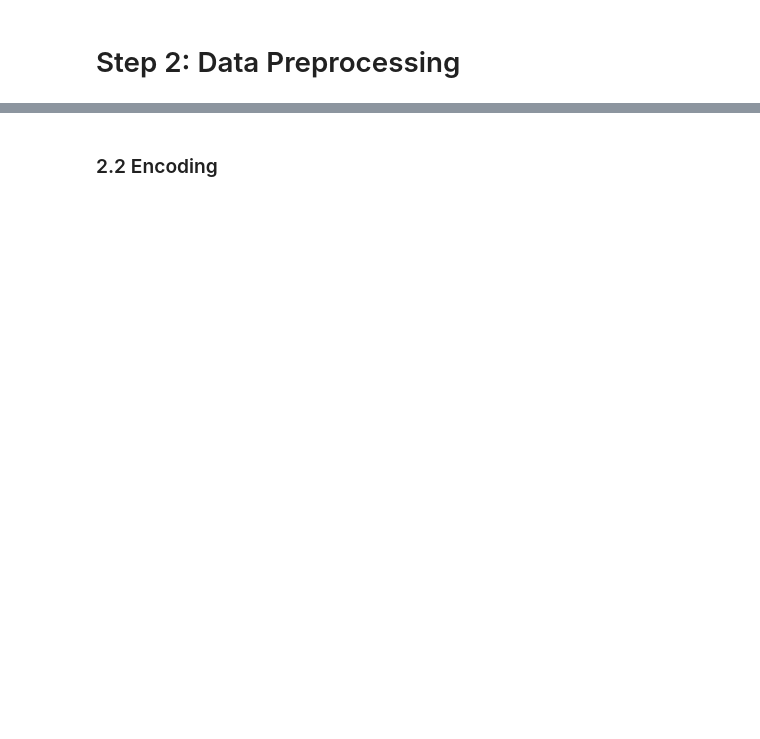
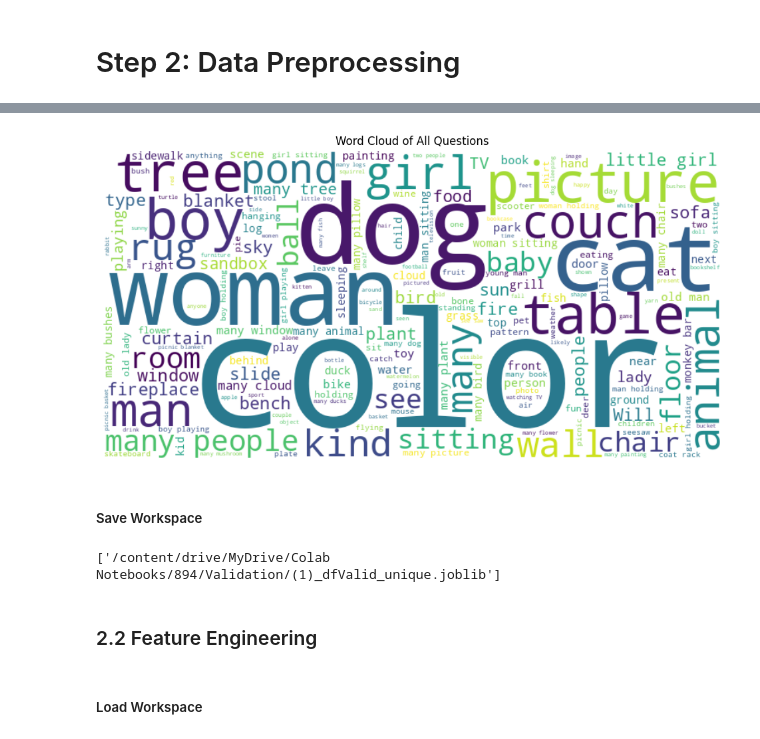
Before and after one commit to nilanahar/MMAI_894_DeepLearning_Project_TeamRosedale, a Jupyter notebook: MMAI_894_Team_Project.ipynb, the cells around one changed output, grey strips where cells are left out. Saved outputs shown, nothing was run; the diff lists cells and outputs as text; code cells hidden in the pictures; blank space fills up the shorter version.

Commit message:
fairly completed EDA, need to complete feature cleaning/encoding/engineering

```diff
--- a/MMAI_894_Team_Project.ipynb
+++ b/MMAI_894_Team_Project.ipynb
@@ -361,2 +425,21 @@ plt.show()
+# %%
+# Visualize Most Common Words in Questions using a Word Cloud
+all_questions = ' '.join(df_train['question'].values)
+wordcloud = WordCloud(width=800, height=400, background_color='white').generate(all_questions)
+
+plt.figure(figsize=(12, 8))
+plt.imshow(wordcloud, interpolation='bilinear')
+plt.axis('off')
+plt.title('Word Cloud of All Questions')
+plt.show()
+# %% [output]
+[figure, added]
+# %% [markdown]
+##### Save Workspace
+# %%
+joblib.dump(df_train, "/content/drive/MyDrive/Colab Notebooks/894/Training/(1)_dfTrain_unique.joblib")
+joblib.dump(df_valid, "/content/drive/MyDrive/Colab Notebooks/894/Validation/(1)_dfValid_unique.joblib")
+# %% [output]
+['/content/drive/MyDrive/Colab Notebooks/894/Validation/(1)_dfValid_unique.joblib']
 # %% [markdown]
-### 2.2 Encoding
+### 2.2 Feature Engineering
@@ -378,0 +446,2 @@ df['answer_confidence_encoded'] = answer_confidence_lookup(df['answer_confidence
+# %% [markdown]
+##### Load Workspace
```
Also changed, not shown: parts of 25 cells of this notebook.
